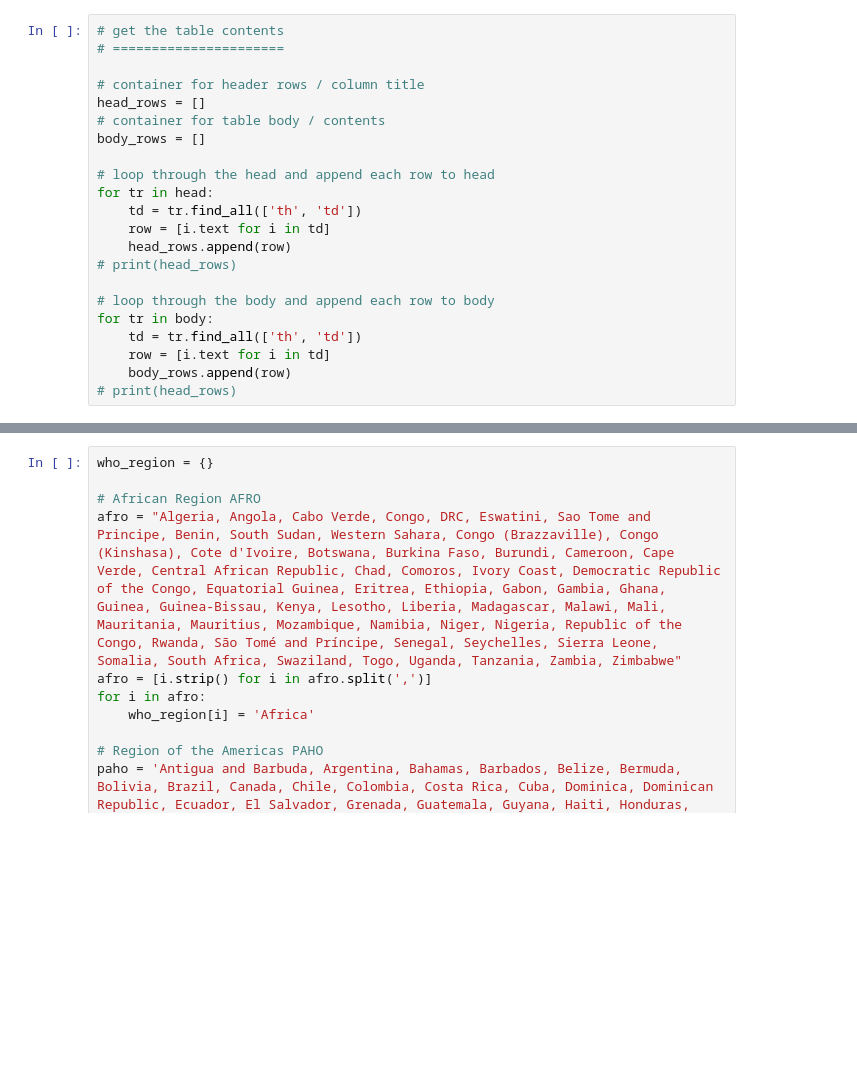
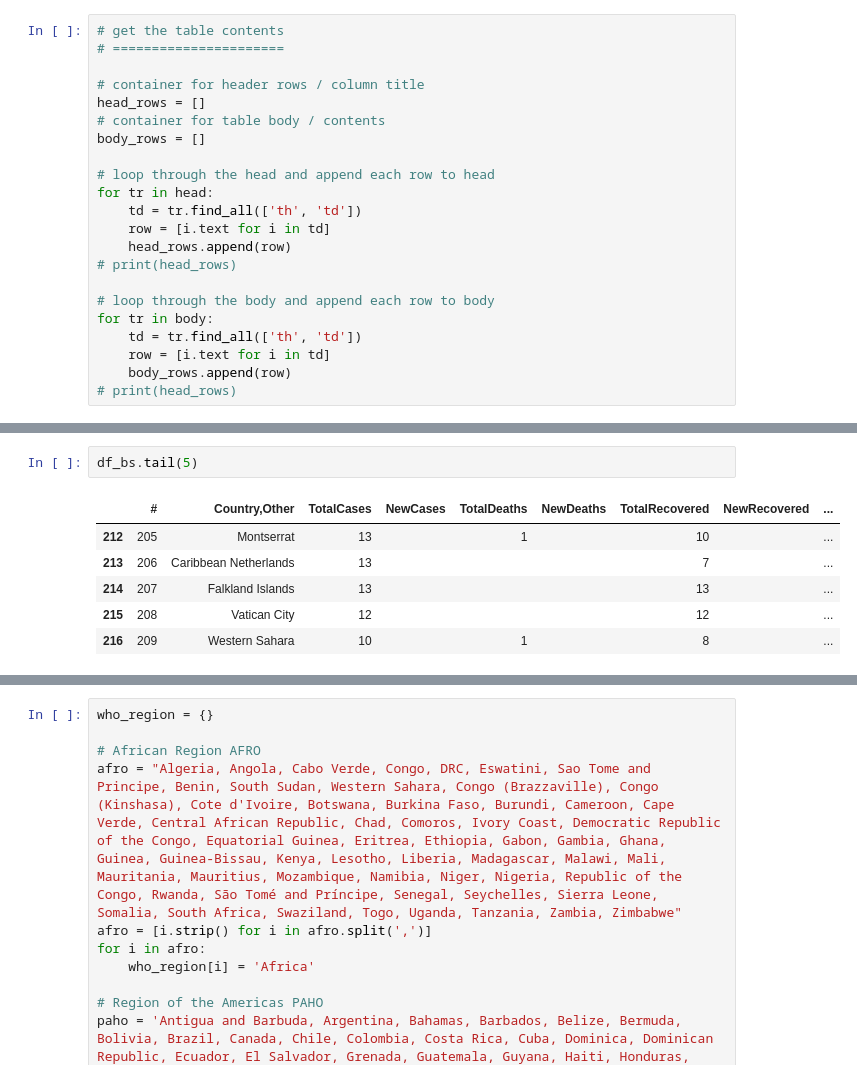
Before and after one commit to imdevskp/covid_19_jhu_data_web_scrap_and_cleaning, a Jupyter notebook: worldometer_site_web_scrapping.ipynb, the cells around one changed output, grey strips where cells are left out. Cells and saved outputs as stored; diff of their text form; blank space fills up the shorter version.

```diff
--- a/worldometer_site_web_scrapping.ipynb
+++ b/worldometer_site_web_scrapping.ipynb
@@ -100,3 +99,12 @@ df_bs.head(5)
+# %%
+df_bs.tail(5)
+# %% [output]
+|  | # | Country,Other | TotalCases | NewCases | TotalDeaths | NewDeaths | TotalRecovered | NewRecovered | ... |
+| 212 | 205 | Montserrat | 13 |  | 1 |  | 10 |  | ... |
+| 213 | 206 | Caribbean Netherlands | 13 |  |  |  | 7 |  | ... |
+| 214 | 207 | Falkland Islands | 13 |  |  |  | 13 |  | ... |
+| 215 | 208 | Vatican City | 12 |  |  |  | 12 |  | ... |
+| 216 | 209 | Western Sahara | 10 |  | 1 |  | 8 |  | ... |
 # %%
 # drop unwanted rows
 df_bs = df_bs.iloc[8:, :-3].reset_index(drop=True)
```
Also changed, not shown: parts of 7 cells of this notebook, 2 other files.
